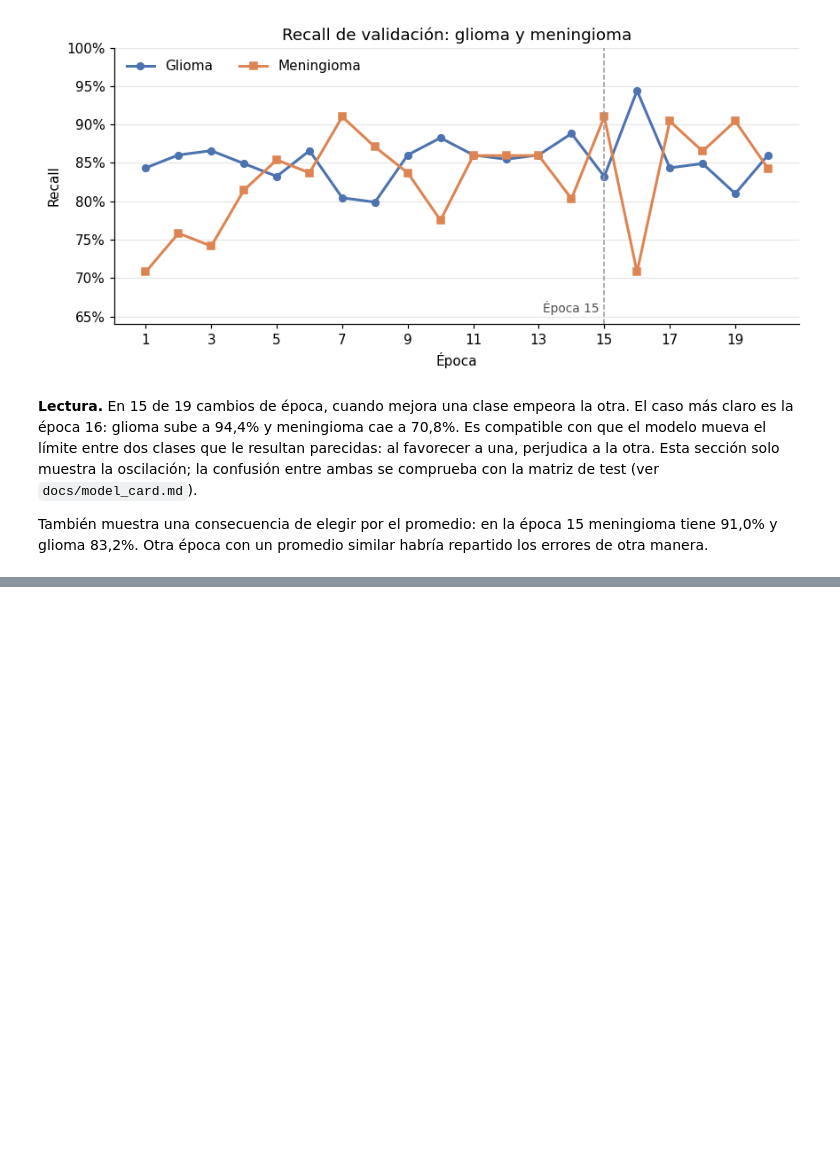
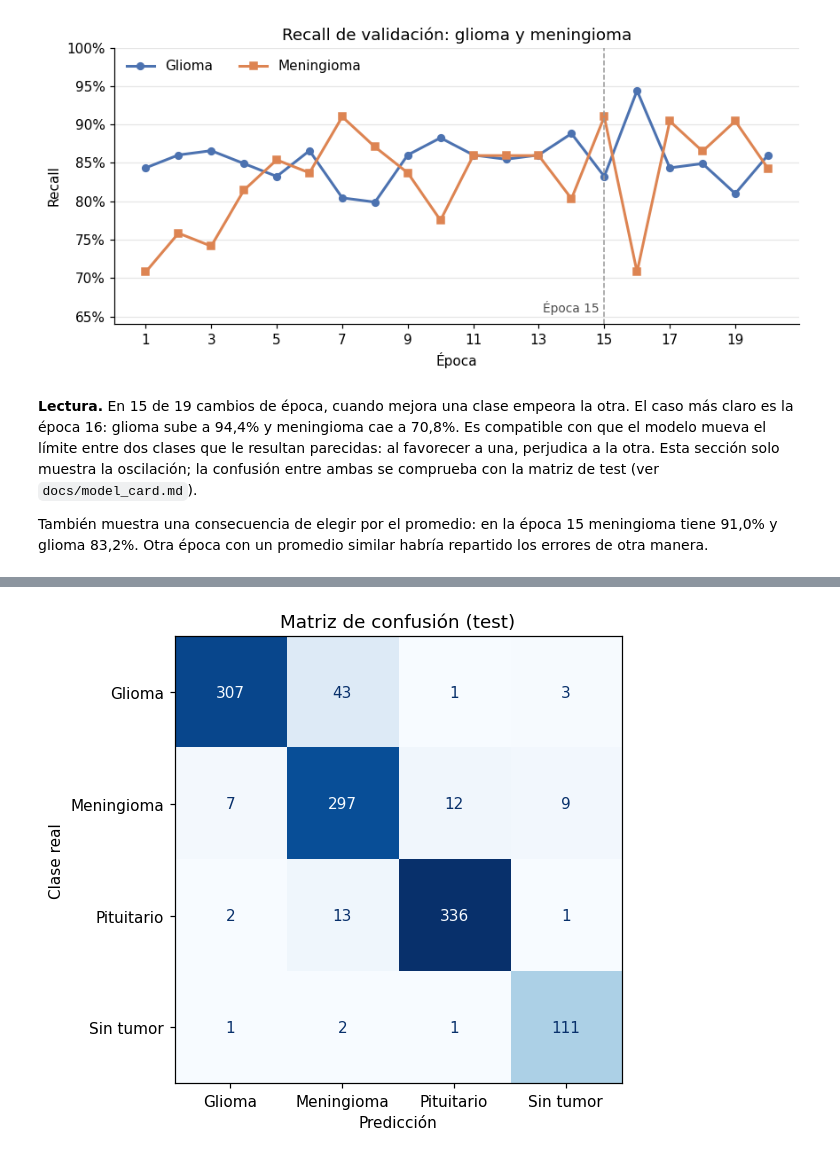
Before and after one commit to franvg99/mri-tumor-classifier, a Jupyter notebook: notebooks/03_model_experiments.ipynb, the cells around one changed output, grey strips where cells are left out. Saved outputs shown, nothing was run; the diff lists cells and outputs as text; code cells hidden in the pictures; blank space fills up the shorter version.

```diff
--- a/notebooks/03_model_experiments.ipynb
+++ b/notebooks/03_model_experiments.ipynb
@@ -344,0 +417,12 @@ manera.
+# %%
+loader_test = DataLoader(MRIDataset(df_test, get_eval_pipeline()), batch_size=64)
+y_true, y_pred, y_proba = predecir(model, loader_test)
+
+nuevas = ~es_copia
+m = compute_metrics(y_true[nuevas], y_pred[nuevas], y_proba[nuevas])
+print(f"Imágenes: {nuevas.sum()} | recall promedio: {m['recall_macro']:.1%} | ROC-AUC: {m['roc_auc_macro']:.3f}")
+print(f"Tumores predichos como sin tumor: {m['tumores_como_sanos']} de {m['tumores_total']} ({m['tumores_como_sanos'] / m['tumores_total']:.1%})")
+
+tabla = pd.DataFrame(m["por_clase"]).T.rename(index=eda.ETIQUETAS)
+tabla["margen recall"] = 1.96 * np.sqrt(tabla["recall"] * (1 - tabla["recall"]) / tabla["soporte"])
+tabla.round(3)
@@ -344,0 +437,5 @@ manera.
+# %%
+fig = plot_confusion_matrix(y_true[nuevas], y_pred[nuevas], [eda.ETIQUETAS[c] for c in CLASES])
+plt.show()
+# %% [output]
+[figure, added]
```
Also changed, not shown: parts of 30 cells of this notebook.
